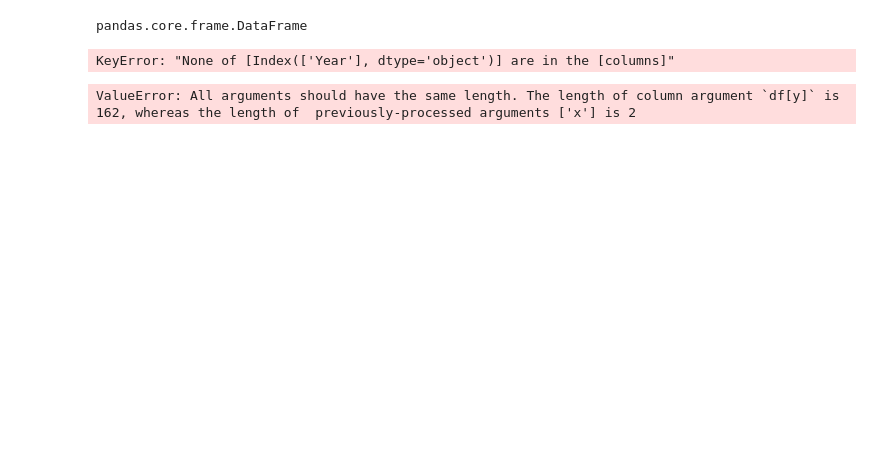
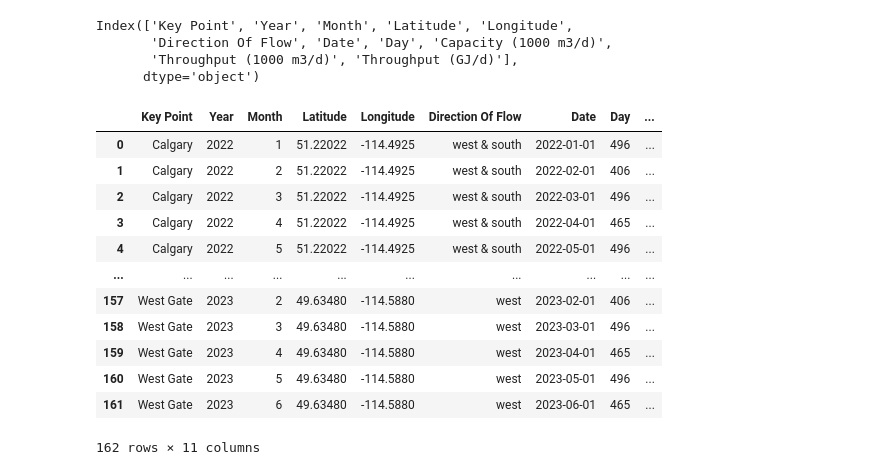
Before and after one commit to drewbosch98/Natural_Gas_Projects, a Jupyter notebook: Natural_Gas_Flow_Dashboard.ipynb, the cells around one changed output. Cells and saved outputs as stored; diff of their text form; code cells hidden in the pictures; blank space fills up the shorter version.

Commit message:
Best NGTL Natural Gas analysis

```diff
--- a/Natural_Gas_Flow_Dashboard.ipynb
+++ b/Natural_Gas_Flow_Dashboard.ipynb
@@ -9,7 +9,7 @@ data_canada = px.data.gapminder().query("country == 'Canada'")
 fig = px.bar(data_canada, x='year', y='pop')
 fig.show()
 # %%
-data = pd.read_csv(r"C:\Users\drewb\Downloads\ngtl-throughput-and-capacity.csv")
+data = pd.read_csv(r"C:\Users\drewv\OneDrive - University of Calgary\Drew_HardDrive\Documents\Repositories\Natural_Gas_Projects\ngtl-throughput-and-capacity.csv")
 df = pd.DataFrame(data)
 
 df.columns
@@ -18,30 +18,38 @@ df = df[['Date', 'Day', 'Month', 'Year', 'Key Point','Latitude', 'Longitude', 'D
 # %%
 #filtering the data
 df = df[df["Date"]>= "2022-01-01"]
-df = df.groupby(by = ["Key Point","Year", "Month"]).sum()
-df = df.drop(['Day','Date'], axis= 1)
-type(df)
+df = df.groupby(by = ["Key Point","Year", "Month", "Latitude", "Longitude", "Direction Of Flow"]).sum()
+# df = df.drop(['Day','Date'], axis= 1)
-# %% [output]
-pandas.core.frame.DataFrame
-# %%
-#cover the multi level column index to single level column index
-df.reset_index()
-
-#creating a date time column
-df['date_time'] = pd.to_datetime(df[['Year']].astype(str) + '-' + df[['Month']].astype(str), format='%Y-%m')
-
-# Creating a Series of datetime objects
-# datetime_series = pd.to_datetime(df[['year', 'month', 'day', 'hour']].rename(columns={'year': 'year', 'month': 'month', 'day': 'day', 'hour': 'hour'}))
-
-# Assigning the datetime_series as a new column in the DataFrame
-# df['datetime'] = datetime_series
-# %% [output]
-KeyError: "None of [Index(['Year'], dtype='object')] are in the [columns]"
+# %%
+#cover the multi level column index to single level column index
+df = df.reset_index()
+# %%
+df.columns
+# %% [output]
+Index(['Key Point', 'Year', 'Month', 'Latitude', 'Longitude',
+       'Direction Of Flow', 'Date', 'Day', 'Capacity (1000 m3/d)',
+       'Throughput (1000 m3/d)', 'Throughput (GJ/d)'],
+      dtype='object')
+# %%
+df['Date'] = pd.to_datetime(df['Year'].astype(str) + '-' + df['Month'].astype(str), format='%Y-%m')
+df
+# %% [output]
+|  | Key Point | Year | Month | Latitude | Longitude | Direction Of Flow | Date | Day | ... |
+| 0 | Calgary | 2022 | 1 | 51.22022 | -114.4925 | west & south | 2022-01-01 | 496 | ... |
+| 1 | Calgary | 2022 | 2 | 51.22022 | -114.4925 | west & south | 2022-02-01 | 406 | ... |
+| 2 | Calgary | 2022 | 3 | 51.22022 | -114.4925 | west & south | 2022-03-01 | 496 | ... |
+| 3 | Calgary | 2022 | 4 | 51.22022 | -114.4925 | west & south | 2022-04-01 | 465 | ... |
+| 4 | Calgary | 2022 | 5 | 51.22022 | -114.4925 | west & south | 2022-05-01 | 496 | ... |
+| ... | ... | ... | ... | ... | ... | ... | ... | ... | ... |
+| 157 | West Gate | 2023 | 2 | 49.63480 | -114.5880 | west | 2023-02-01 | 406 | ... |
+| 158 | West Gate | 2023 | 3 | 49.63480 | -114.5880 | west | 2023-03-01 | 496 | ... |
+| 159 | West Gate | 2023 | 4 | 49.63480 | -114.5880 | west | 2023-04-01 | 465 | ... |
+| 160 | West Gate | 2023 | 5 | 49.63480 | -114.5880 | west | 2023-05-01 | 496 | ... |
+| 161 | West Gate | 2023 | 6 | 49.63480 | -114.5880 | west | 2023-06-01 | 465 | ... |
+162 rows × 11 columns
 # %%
 import plotly.express as px
 
 
-fig = px.bar( df, x=, y="Throughput (1000 m3/d)", color="Key Point", title="Long-Form Input")
+fig = px.bar( df, x="Date", y="Throughput (1000 m3/d)", color="Key Point", title=" Natural Gas Flows NGTL")
 fig.show()
-# %% [output]
-ValueError: All arguments should have the same length. The length of column argument `df[y]` is 162, whereas the length of  previously-processed arguments ['x'] is 2
```
Also changed, not shown: 1 other file.
